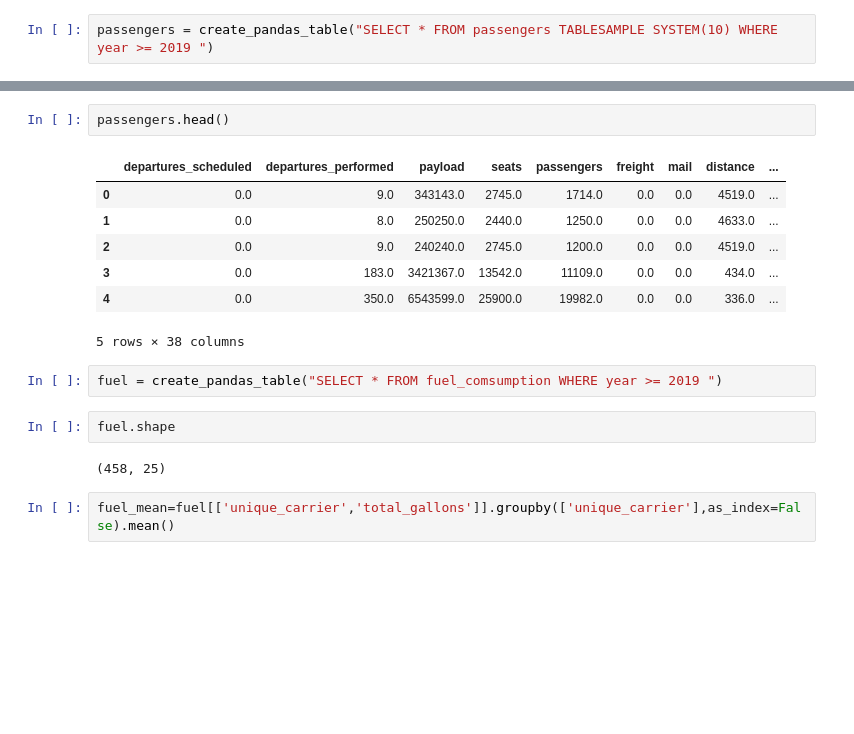
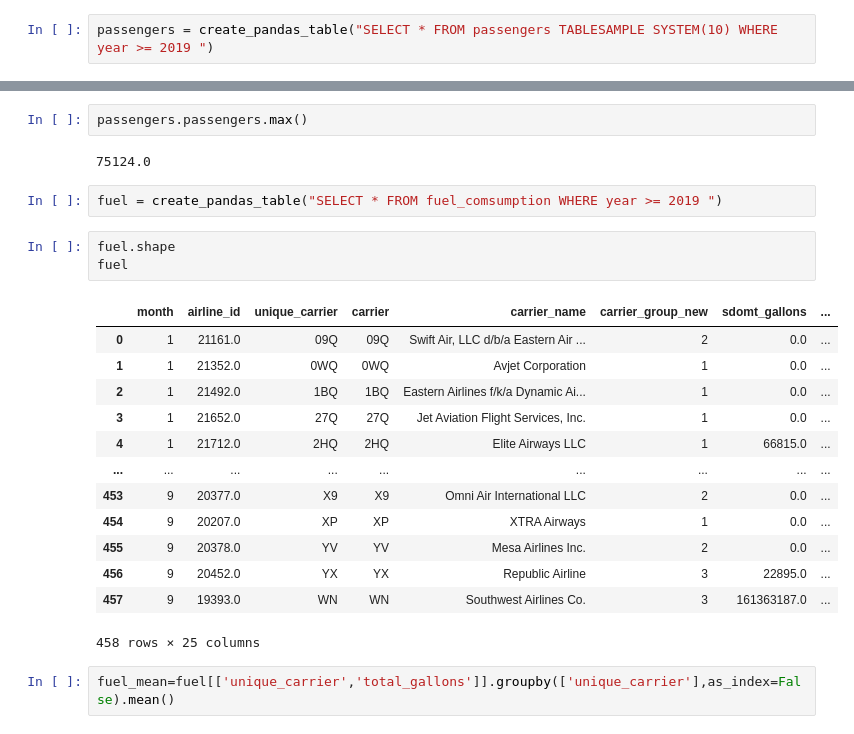
Before and after one commit to emre-bolcakan/mid-term-project-I, a Jupyter notebook: dataframe_creation.ipynb, the cells around one changed output, grey strips where cells are left out. Cells and saved outputs as stored; diff of their text form; blank space fills up the shorter version.

```diff
--- a/dataframe_creation.ipynb
+++ b/dataframe_creation.ipynb
@@ -38,19 +38,26 @@ passengers.shape
 # %%
-passengers.head()
+passengers.passengers.max()
 # %% [output]
-|  | departures_scheduled | departures_performed | payload | seats | passengers | freight | mail | distance | ... |
-| 0 | 0.0 | 9.0 | 343143.0 | 2745.0 | 1714.0 | 0.0 | 0.0 | 4519.0 | ... |
-| 1 | 0.0 | 8.0 | 250250.0 | 2440.0 | 1250.0 | 0.0 | 0.0 | 4633.0 | ... |
-| 2 | 0.0 | 9.0 | 240240.0 | 2745.0 | 1200.0 | 0.0 | 0.0 | 4519.0 | ... |
-| 3 | 0.0 | 183.0 | 3421367.0 | 13542.0 | 11109.0 | 0.0 | 0.0 | 434.0 | ... |
-| 4 | 0.0 | 350.0 | 6543599.0 | 25900.0 | 19982.0 | 0.0 | 0.0 | 336.0 | ... |
-5 rows × 38 columns
+75124.0
 # %%
 fuel = create_pandas_table("SELECT * FROM fuel_comsumption WHERE year >= 2019 ")
 # %%
 fuel.shape
+fuel
 # %% [output]
+|  | month | airline_id | unique_carrier | carrier | carrier_name | carrier_group_new | sdomt_gallons | ... |
+| 0 | 1 | 21161.0 | 09Q | 09Q | Swift Air, LLC d/b/a Eastern Air ... | 2 | 0.0 | ... |
+| 1 | 1 | 21352.0 | 0WQ | 0WQ | Avjet Corporation | 1 | 0.0 | ... |
+| 2 | 1 | 21492.0 | 1BQ | 1BQ | Eastern Airlines f/k/a Dynamic Ai... | 1 | 0.0 | ... |
+| 3 | 1 | 21652.0 | 27Q | 27Q | Jet Aviation Flight Services, Inc. | 1 | 0.0 | ... |
+| 4 | 1 | 21712.0 | 2HQ | 2HQ | Elite Airways LLC | 1 | 66815.0 | ... |
+| ... | ... | ... | ... | ... | ... | ... | ... | ... |
+| 453 | 9 | 20377.0 | X9 | X9 | Omni Air International LLC | 2 | 0.0 | ... |
+| 454 | 9 | 20207.0 | XP | XP | XTRA Airways | 1 | 0.0 | ... |
+| 455 | 9 | 20378.0 | YV | YV | Mesa Airlines Inc. | 2 | 0.0 | ... |
+| 456 | 9 | 20452.0 | YX | YX | Republic Airline | 3 | 22895.0 | ... |
+| 457 | 9 | 19393.0 | WN | WN | Southwest Airlines Co. | 3 | 161363187.0 | ... |
-(458, 25)
+458 rows × 25 columns
 # %%
 fuel_mean=fuel[['unique_carrier','total_gallons']].groupby(['unique_carrier'],as_index=False).mean()
 # %%
```
Also changed, not shown: parts of 1 cell of this notebook, 1 other file.
